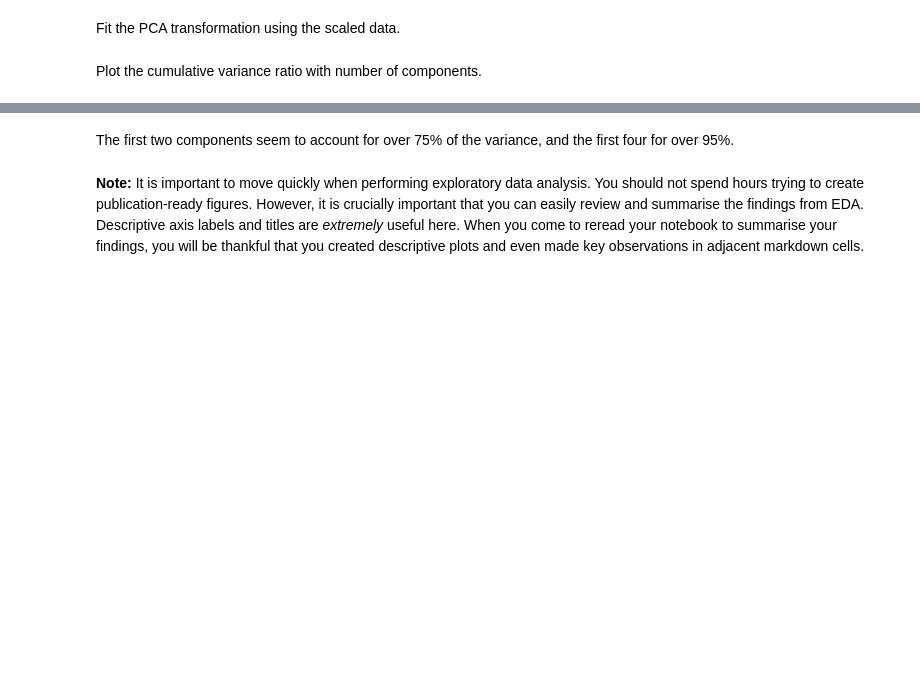
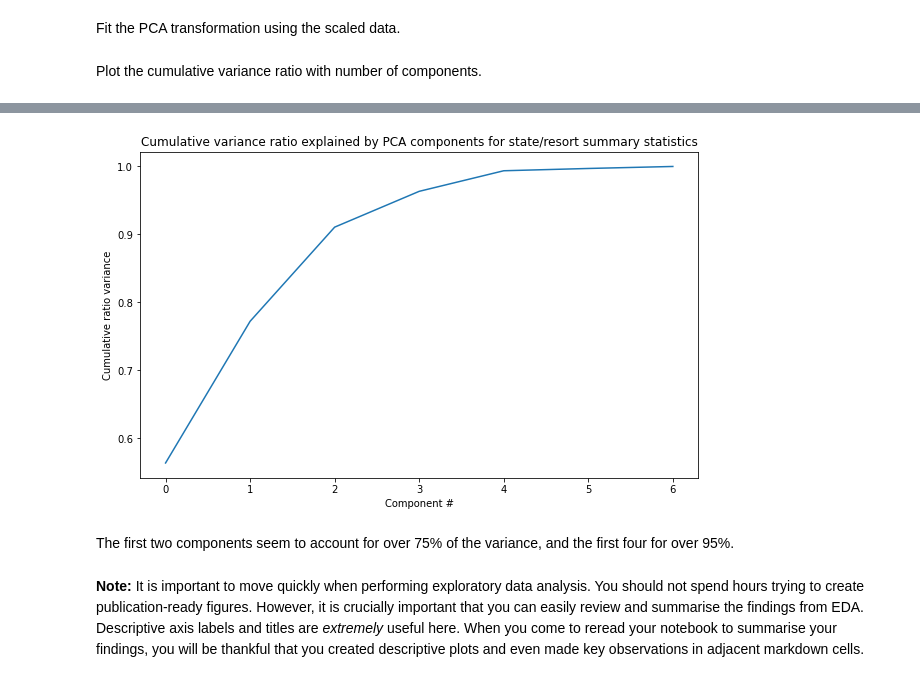
Before and after one commit to jas07raky/DataScienceGuidedCapstone, a Jupyter notebook: Notebooks/03_exploratory_data_analysis.ipynb, the cells around one changed output, grey strips where cells are left out. Drawn from its saved outputs; the diff is of its cells as text; code cells hidden in the pictures; blank space fills up the shorter version.

```diff
--- a/Notebooks/03_exploratory_data_analysis.ipynb
+++ b/Notebooks/03_exploratory_data_analysis.ipynb
@@ -396,8 +396,8 @@ Plot the cumulative variance ratio with number of components.
 #title to 'Cumulative variance ratio explained by PCA components for state/resort summary statistics'
 #Hint: remember the handy ';' at the end of the last plot call to suppress that untidy output
 plt.subplots(figsize=(10, 6))
-plt.plot(state_pca.explained_variance_ratio.cumsum()
-plt.xlabel(Component #)
-plt.ylabel(Cumulative ratio variance)
-plt.title(Cumulative variance ratio explained by PCA components for state/resort summary statistics);
+plt.plot(state_pca.explained_variance_ratio_.cumsum())
+plt.xlabel('Component #')
+plt.ylabel('Cumulative ratio variance')
+plt.title('Cumulative variance ratio explained by PCA components for state/resort summary statistics');
 # %% [output]
@@ -405,3 +404,4 @@ SyntaxError: invalid syntax (<ipython-input-28-7148b48c39ec>, line 10)
+[figure, added]
 # %% [markdown]
 The first two components seem to account for over 75% of the variance, and the first four for over 95%.
 # %% [markdown]
```
Also changed, not shown: parts of 23 cells of this notebook, 5 other files.
